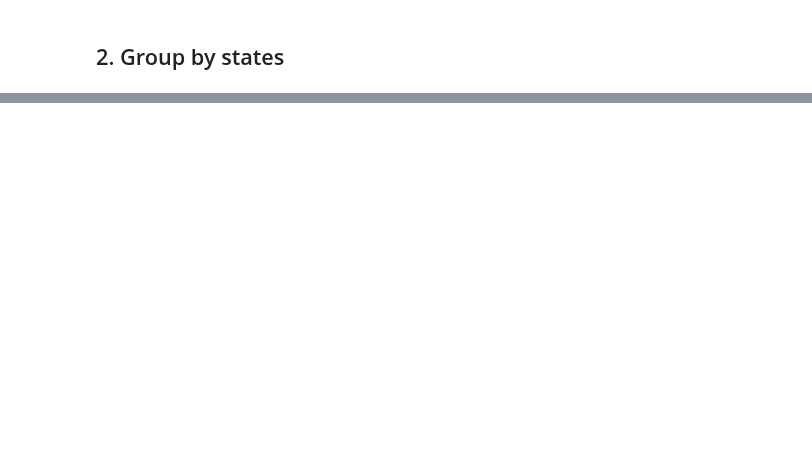
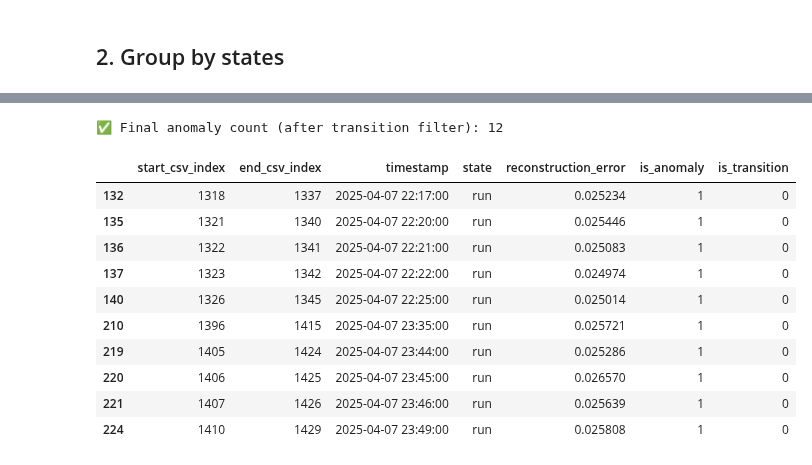
Before and after one commit to advancedbmt/anomaly-detection, a Jupyter notebook: test_cases/staging_lstm_autoencoder.ipynb, the cells around one changed output, grey strips where cells are left out. Cells and saved outputs as stored; diff of their text form; code cells hidden in the pictures; blank space fills up the shorter version.

```diff
--- a/test_cases/staging_lstm_autoencoder.ipynb
+++ b/test_cases/staging_lstm_autoencoder.ipynb
@@ -196,0 +199,20 @@ Raw CSV timestamp at index 1205: 2025-04-07 20:05:00
+# %%
+# 📂 Step 5: Final result table for 'run' state
+
+is_anomaly = (errors > threshold).astype(int)
+
+result_df = pd.DataFrame({
+    'start_csv_index': start_test,
+    'end_csv_index': end_test,
+    'timestamp': df_raw.loc[end_test, 'timestamp'].values,
+    'state': 'run',
+    'reconstruction_error': errors,
+    'is_anomaly': is_anomaly
+})
+
+# 🧪 Print sample
+print("📋 Final predictions sample:")
+display(result_df.head(10))
+
+# ✅ Save to variable for later
+run_results_df = result_df.copy()
@@ -196,0 +232,38 @@ Raw CSV timestamp at index 1205: 2025-04-07 20:05:00
+# %%
+# 📂 Stage 3: Filter out anomalies during state transitions
+
+# 1️⃣ Set how many rows before/after a transition to flag
+transition_window = 3
+
+# 2️⃣ Re-merge run_results_df with all other states (if needed later)
+transition_df = run_results_df.copy().reset_index(drop=True)
+transition_df['is_transition'] = 0
+
+# 3️⃣ Flag transitions (basic logic here assumes one state only, later we’ll do multi-state logic)
+for i in range(1, len(transition_df)):
+    if transition_df.loc[i, 'start_csv_index'] - transition_df.loc[i-1, 'end_csv_index'] > 1:
+        for j in range(i - transition_window, i + transition_window + 1):
+            if 0 <= j < len(transition_df):
+                transition_df.loc[j, 'is_transition'] = 1
+
+# 4️⃣ Final filtered anomalies
+final_anomalies_df = transition_df[
+    (transition_df['is_anomaly'] == 1) & (transition_df['is_transition'] == 0)
+]
+
+# 5️⃣ Show sample
+print(f"✅ Final anomaly count (after transition filter): {len(final_anomalies_df)}")
+display(final_anomalies_df.head(10))
+# %% [output]
+✅ Final anomaly count (after transition filter): 12
+|  | start_csv_index | end_csv_index | timestamp | state | reconstruction_error | is_anomaly | is_transition |
+| 132 | 1318 | 1337 | 2025-04-07 22:17:00 | run | 0.025234 | 1 | 0 |
+| 135 | 1321 | 1340 | 2025-04-07 22:20:00 | run | 0.025446 | 1 | 0 |
+| 136 | 1322 | 1341 | 2025-04-07 22:21:00 | run | 0.025083 | 1 | 0 |
+| 137 | 1323 | 1342 | 2025-04-07 22:22:00 | run | 0.024974 | 1 | 0 |
+| 140 | 1326 | 1345 | 2025-04-07 22:25:00 | run | 0.025014 | 1 | 0 |
+| 210 | 1396 | 1415 | 2025-04-07 23:35:00 | run | 0.025721 | 1 | 0 |
+| 219 | 1405 | 1424 | 2025-04-07 23:44:00 | run | 0.025286 | 1 | 0 |
+| 220 | 1406 | 1425 | 2025-04-07 23:45:00 | run | 0.026570 | 1 | 0 |
+| 221 | 1407 | 1426 | 2025-04-07 23:46:00 | run | 0.025639 | 1 | 0 |
+| 224 | 1410 | 1429 | 2025-04-07 23:49:00 | run | 0.025808 | 1 | 0 |
```
Also changed, not shown: parts of 7 cells of this notebook.
